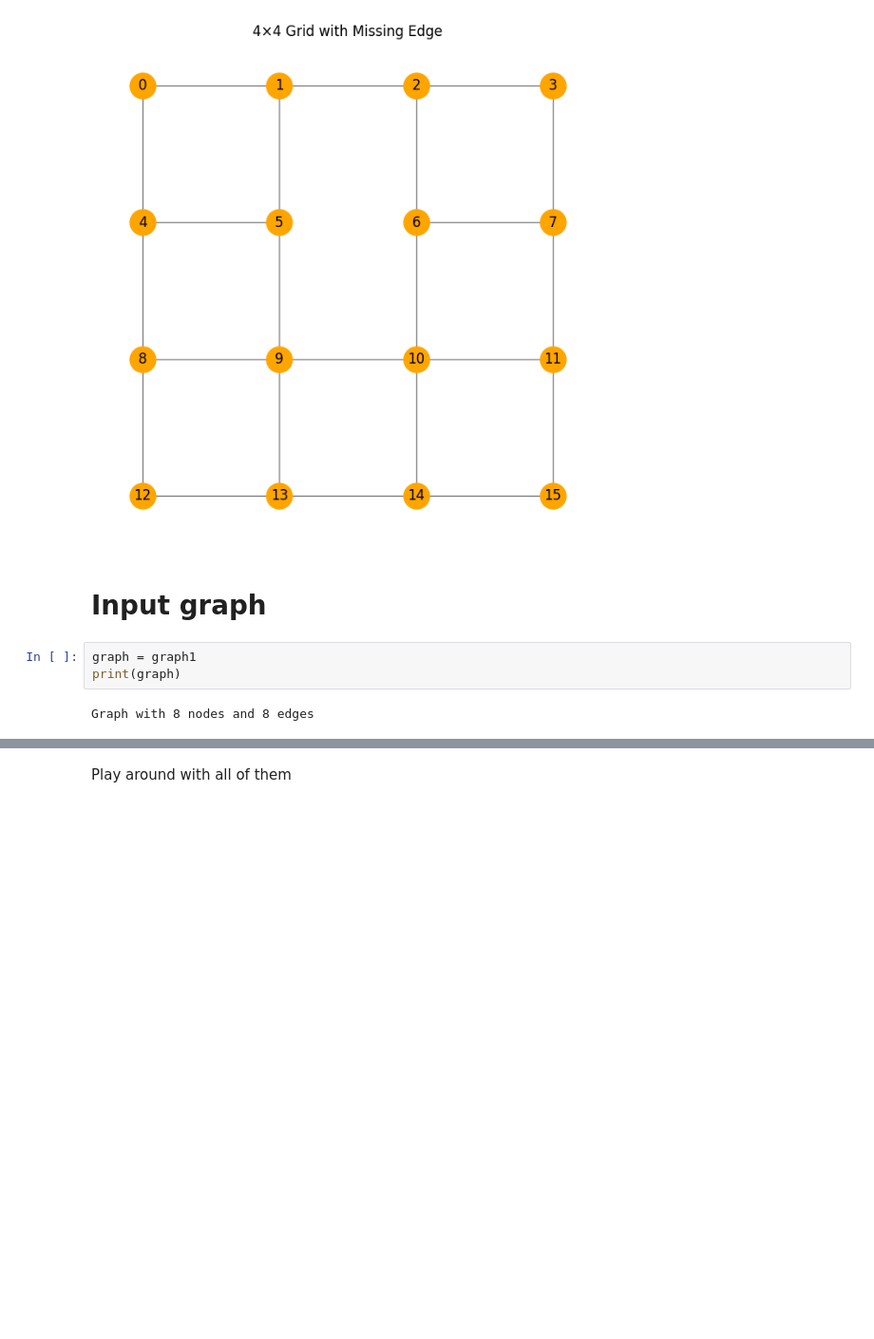
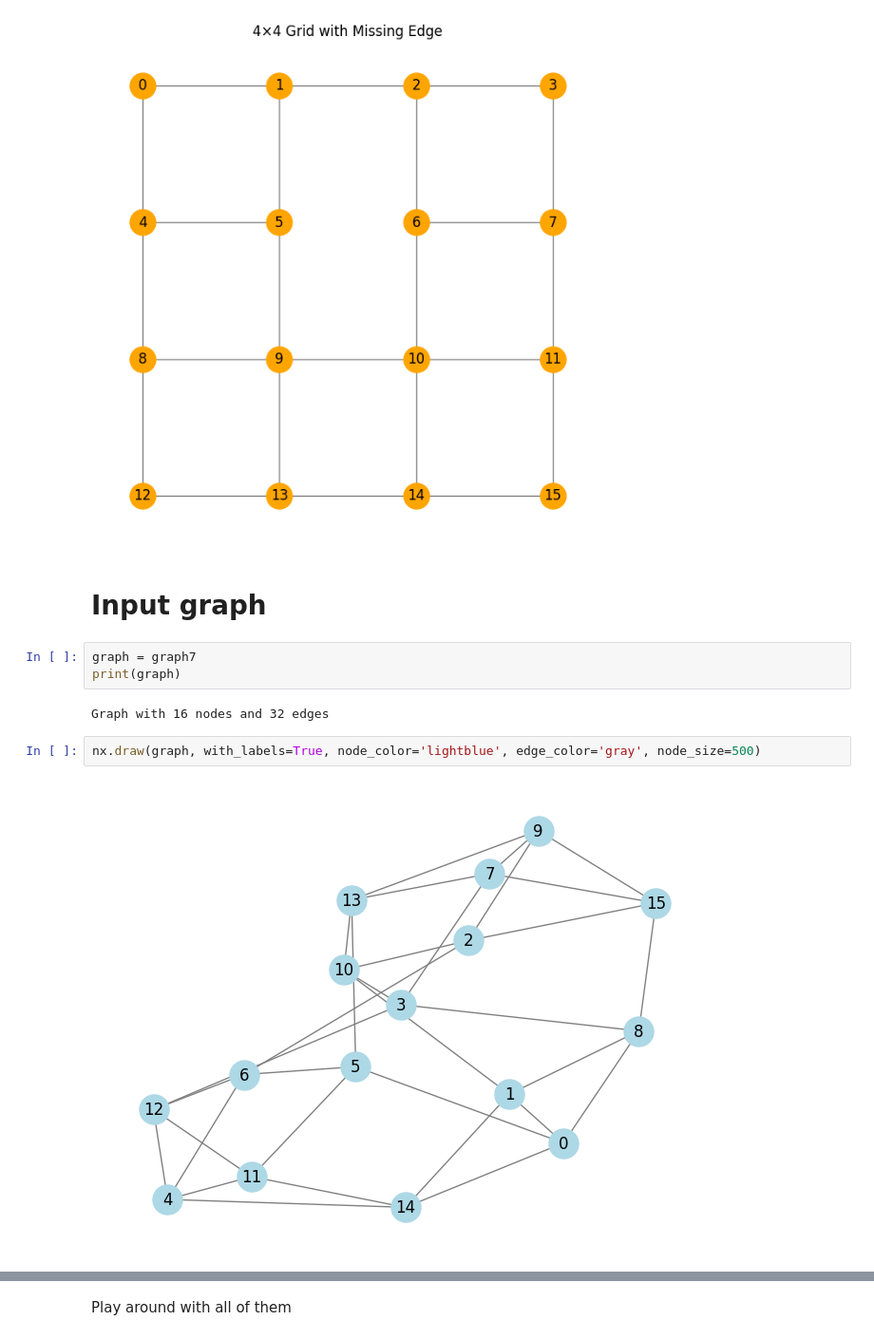
Before and after one commit to king-p3nguin/IonQ-VQI-FLIQ-2025, a Jupyter notebook: IonQ VQI FLIQ 2025.ipynb, the cells around one changed output, grey strips where cells are left out. Shown at 95% size. Drawn from its saved outputs; the diff is of its cells as text; blank space fills up the shorter version.

```diff
--- a/IonQ VQI FLIQ 2025.ipynb
+++ b/IonQ VQI FLIQ 2025.ipynb
@@ -205,7 +206,11 @@ graph8 = defective_grid_4x4()
 # %% [markdown]
 # Input graph
 # %%
-graph = graph1
+graph = graph7
 print(graph)
 # %% [output]
-Graph with 8 nodes and 8 edges
+Graph with 16 nodes and 32 edges
+# %%
+nx.draw(graph, with_labels=True, node_color='lightblue', edge_color='gray', node_size=500)
+# %% [output]
+[figure, added]
```
Also changed, not shown: parts of 14 cells of this notebook, 4 other files.
